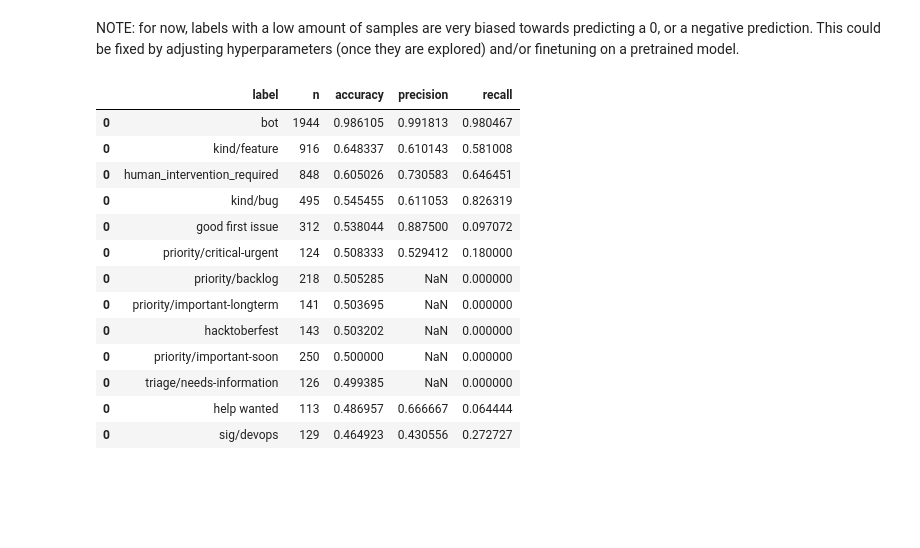
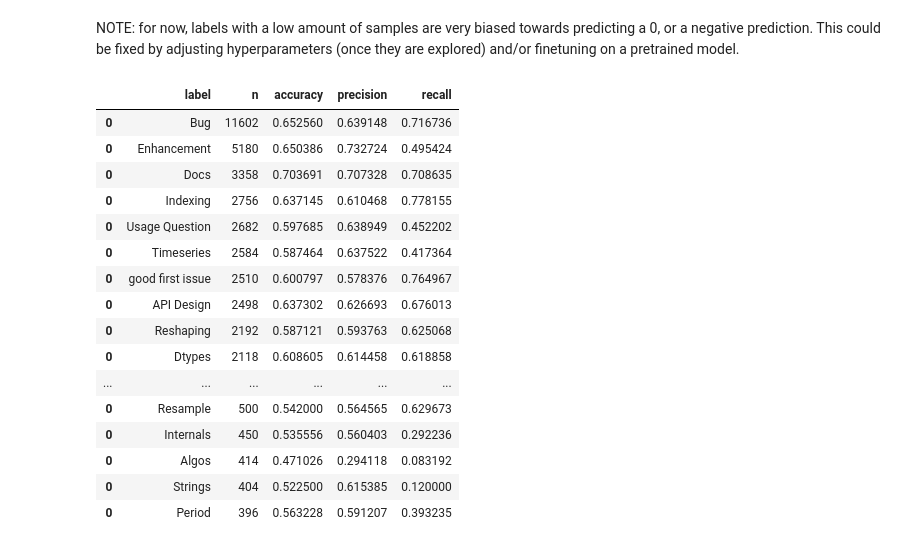
Before and after one commit to antter/github-labeler, a Jupyter notebook: models/fastText_expirements.ipynb, the cells around one changed output. Cells and saved outputs as stored; diff of their text form; code cells hidden in the pictures; blank space fills up the shorter version.

Commit message:
save models and prepare for app

```diff
--- a/models/fastText_expirements.ipynb
+++ b/models/fastText_expirements.ipynb
@@ -74,14 +73,13 @@ Name: name, dtype: int64
 # define synonyms, first in set will be used name
 
 synsets = [['kind/bug', 'bug'],
-            ['kind/feature', 'enhancement']
           ]
 # %%
 # equate synonyms
 
 for syn in synsets:
     equate_syns = lambda x: syn[0] if x in syn[1:] else x
-    labels_df['name'] = labels_df.name.apply(equate_syns)
+    issues_df.labels = issues_df.labels.apply(lambda x: '\t'.join(list(set([equate_syns(l) for l in x.split('\t')]))) if type(x)==str else x)
 # %%
 # output histogram of number of labels
 
@@ -167 +174,10 @@ Name: name, dtype: int64
+# %%
+# choose issues you do not wish to attempt to predict
+
+# dont_pred = ['priority/P2', 'lifecycle/frozen', 'lifecycle/stale', 'priority/P3', 'priority/P1', 'lifecycle/rotten']
+
+dont_pred = []
+
+for dp in dont_pred:
+    final_labels.remove(dp)
 # %%
@@ -184,40 +204,39 @@ def get_subdataset(label):
     we avoid taking unlabelled data as negative samples
     negative samples are distributed evenly amongst the other labels
     """
+    labelled = issues_df[~issues_df.labels.isna()]
     final_labels_ = final_labels.copy()
     final_labels_.remove(label)
-    pos_samples = labels_df.query('name == "{}"'.format(label)).id
+    pos_samples = labelled[labelled.labels.apply(lambda x: label in x.split('\t'))]
     n = len(pos_samples)
-    pos_ids = set(pos_samples.values)
-    remaining = labels_df[labels_df.id.apply(lambda x: x not in pos_ids)]
+    remaining = labelled[labelled.id.apply(lambda x: not label in x.split('\t'))]
     n_neg = 0
     per_label = n//len(final_labels_)
     neg_ids = set()
     # evenly sample if we can
     # if not enough samples for a label, throw them all in and increase the remaining amount we need per label
     for i, lbl in enumerate(reversed(final_labels_)):
-        neg_samples = remaining.query('name == "{}"'.format(lbl)).id
+        neg_samples = remaining[remaining.labels.apply(lambda x: lbl in x.split('\t'))]
         if len(neg_samples) >= per_label:
             neg_samples = neg_samples.sample(per_label)
             n_neg += per_label
         else:
             n_neg += len(neg_samples)
-            per_label = (n - n_neg)//(len(final_labels_) - i - 1)
-        remaining = remaining[remaining.id.apply(lambda x: x not in set(neg_samples))]
-        neg_ids = neg_ids.union(set(neg_samples))
+            if i != len(final_labels_) - 1:
+                per_label = (n - n_neg)//(len(final_labels_) - i - 1)
+        remaining = remaining[remaining.labels.apply(lambda x: not lbl in x.split('\t'))]
+        neg_ids = neg_ids.union(set(neg_samples.id))
     # fill in potential gap with unlabelled issues, if needed
-    if len(pos_ids) > len(neg_ids):
+    if len(pos_samples) > len(neg_ids):
         unlabelled = issues_df.query("num_labels == 0")
-        if len(unlabelled) > len(pos_ids) - len(neg_ids):
-            neg_ids = neg_ids.union(set(unlabelled.sample(len(pos_ids) - len(neg_ids)).id))
+        if len(unlabelled) > len(pos_samples) - len(neg_ids):
+            neg_ids = neg_ids.union(set(unlabelled.sample(len(pos_samples) - len(neg_ids)).id))
         else:
             neg_ids = neg_ids.union(set(unlabelled.ids))
             pos_samples = pos_samples.sample(len(neg_ids))
-            pos_ids = set(pos_samples.id)
     final_neg_samples = issues_df[issues_df.id.apply(lambda x: x in neg_ids)].input
-    final_pos_samples = issues_df[issues_df.id.apply(lambda x: x in pos_ids)].input
-    X = np.concatenate((final_neg_samples.values, final_pos_samples.values)).reshape(-1, 1)
-    y = np.concatenate((np.zeros(len(final_neg_samples)), np.ones(len(final_pos_samples))))
+    X = np.concatenate((final_neg_samples.values, pos_samples.input.values)).reshape(-1, 1)
+    y = np.concatenate((np.zeros(len(final_neg_samples)), np.ones(len(pos_samples))))
     return X, y.astype(int)
 # %%
 def predict_label(label, k = 5):
@@ -250,19 +269,26 @@ for label in tqdm(final_labels):
 # %% [markdown]
 NOTE: for now, labels with a low amount of samples are very biased towards predicting a 0, or a negative prediction. This could be fixed by adjusting hyperparameters (once they are explored) and/or finetuning on a pretrained model.
 # %%
-pd.concat(predicted_labels).sort_values('accuracy', ascending = False)
+# save and print the validation results
+
+results_df = pd.concat(predicted_labels).sort_values('n', ascending = False)
+
+results_df
 # %% [output]
 |  | label | n | accuracy | precision | recall |
-| 0 | bot | 1944 | 0.986105 | 0.991813 | 0.980467 |
-| 0 | kind/feature | 916 | 0.648337 | 0.610143 | 0.581008 |
-| 0 | human_intervention_required | 848 | 0.605026 | 0.730583 | 0.646451 |
-| 0 | kind/bug | 495 | 0.545455 | 0.611053 | 0.826319 |
-| 0 | good first issue | 312 | 0.538044 | 0.887500 | 0.097072 |
-| 0 | priority/critical-urgent | 124 | 0.508333 | 0.529412 | 0.180000 |
-| 0 | priority/backlog | 218 | 0.505285 | NaN | 0.000000 |
-| 0 | priority/important-longterm | 141 | 0.503695 | NaN | 0.000000 |
-| 0 | hacktoberfest | 143 | 0.503202 | NaN | 0.000000 |
-| 0 | priority/important-soon | 250 | 0.500000 | NaN | 0.000000 |
-| 0 | triage/needs-information | 126 | 0.499385 | NaN | 0.000000 |
-| 0 | help wanted | 113 | 0.486957 | 0.666667 | 0.064444 |
-| 0 | sig/devops | 129 | 0.464923 | 0.430556 | 0.272727 |
+| 0 | Bug | 11602 | 0.652560 | 0.639148 | 0.716736 |
+| 0 | Enhancement | 5180 | 0.650386 | 0.732724 | 0.495424 |
+| 0 | Docs | 3358 | 0.703691 | 0.707328 | 0.708635 |
+| 0 | Indexing | 2756 | 0.637145 | 0.610468 | 0.778155 |
+| 0 | Usage Question | 2682 | 0.597685 | 0.638949 | 0.452202 |
+| 0 | Timeseries | 2584 | 0.587464 | 0.637522 | 0.417364 |
+| 0 | good first issue | 2510 | 0.600797 | 0.578376 | 0.764967 |
+| 0 | API Design | 2498 | 0.637302 | 0.626693 | 0.676013 |
+| 0 | Reshaping | 2192 | 0.587121 | 0.593763 | 0.625068 |
+| 0 | Dtypes | 2118 | 0.608605 | 0.614458 | 0.618858 |
+| ... | ... | ... | ... | ... | ... |
+| 0 | Resample | 500 | 0.542000 | 0.564565 | 0.629673 |
+| 0 | Internals | 450 | 0.535556 | 0.560403 | 0.292236 |
+| 0 | Algos | 414 | 0.471026 | 0.294118 | 0.083192 |
+| 0 | Strings | 404 | 0.522500 | 0.615385 | 0.120000 |
+| 0 | Period | 396 | 0.563228 | 0.591207 | 0.393235 |
```
Also changed, not shown: parts of 17 cells of this notebook.
